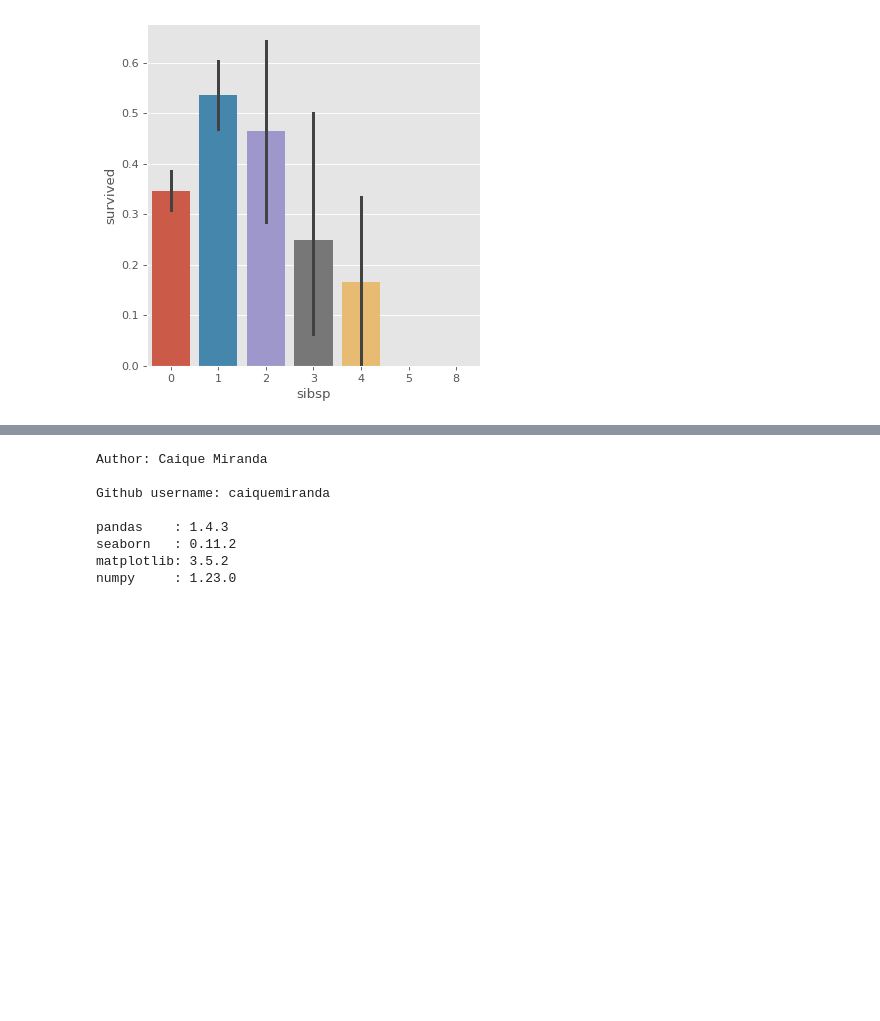
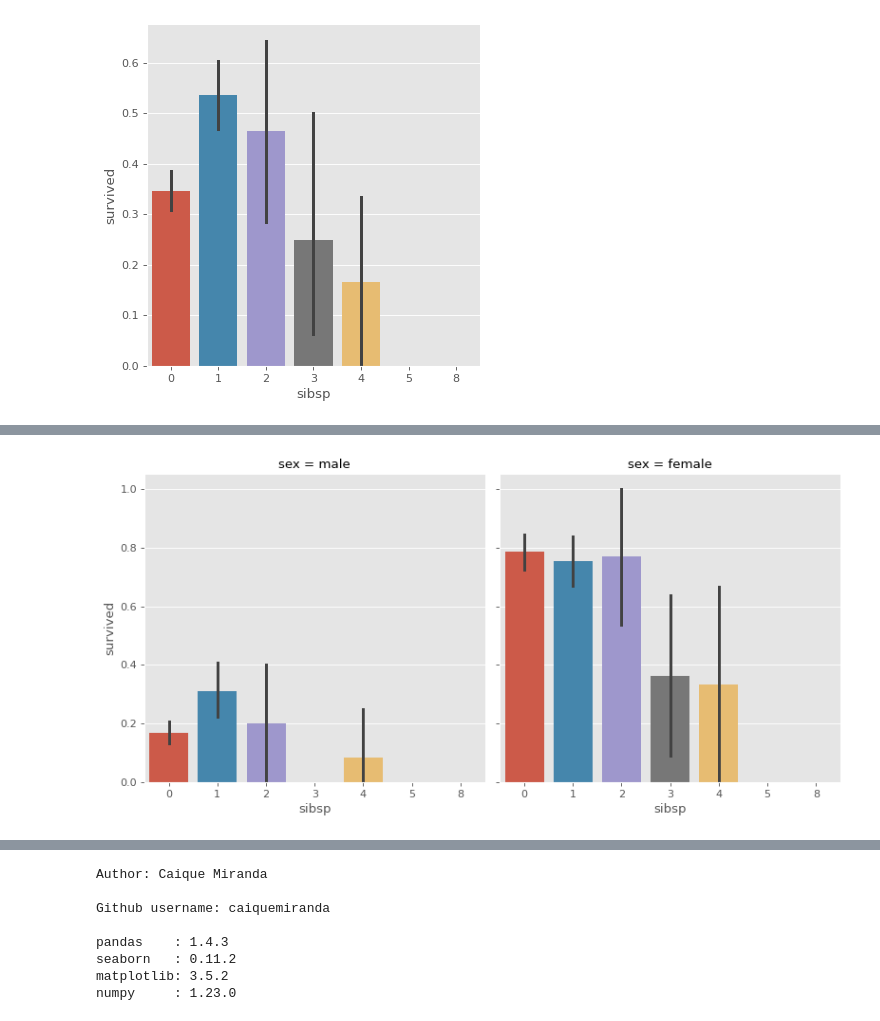
Before and after one commit to caiquemiranda/data-visualization-python, a Jupyter notebook: 10-analysis-visualization-titanic-dataset.ipynb, the cells around one changed output, grey strips where cells are left out. Saved outputs shown, nothing was run; the diff lists cells and outputs as text; code cells hidden in the pictures; blank space fills up the shorter version.

```diff
--- a/10-analysis-visualization-titanic-dataset.ipynb
+++ b/10-analysis-visualization-titanic-dataset.ipynb
@@ -662,0 +671,8 @@ sns.catplot(x= 'sibsp',
+# %%
+sns.catplot(x= 'sibsp',
+            y= 'survived',
+            kind= 'bar',
+            col= 'sex',
+            data= titanic);
+# %% [output]
+[figure, added]
```
Also changed, not shown: parts of 2 cells of this notebook.
